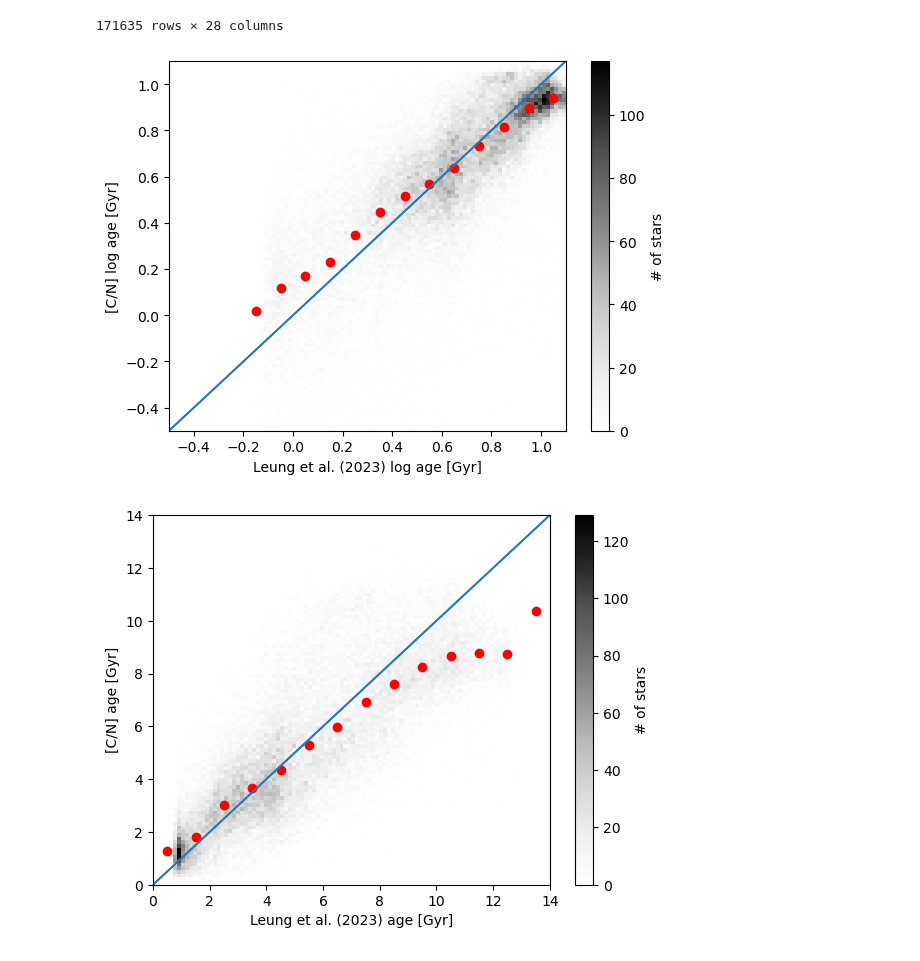
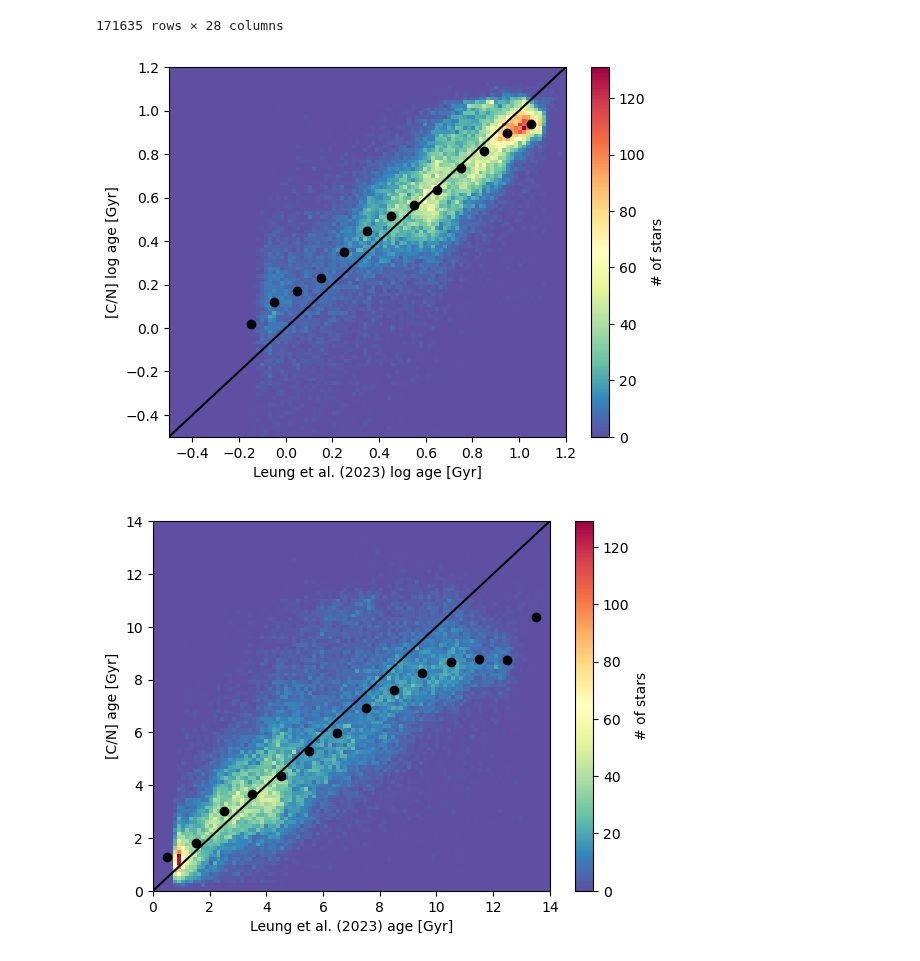
Before and after one commit to lodubay/twoinfall, a Jupyter notebook: src/scripts/ages.ipynb, the cells around one changed output. Drawn from its saved outputs; the diff is of its cells as text; code cells hidden in the pictures.

Commit message:
update plots

```diff
--- a/src/scripts/ages.ipynb
+++ b/src/scripts/ages.ipynb
@@ -26,38 +26,38 @@ sample()
 # %%
 data = sample.data[pd.notna(sample.data['L23_AGE']) & pd.notna(sample.data['CN_AGE'])]
 
 fig, ax = plt.subplots()
 h, xedges, yedges, im = ax.hist2d(
-    data['L23_LOG_AGE'], data['CN_LOG_AGE'], range=[[-0.5, 1.1], [-0.5, 1.1]],
-    bins=100, cmap='Greys', #norm='log'
+    data['L23_LOG_AGE'], data['CN_LOG_AGE'], range=[[-0.5, 1.2], [-0.5, 1.2]],
+    bins=100, cmap='Spectral_r', #norm='log'
 )
 log_age_bins = np.arange(-0.5, 1.2, 0.1)
 log_cn_age_medians = sample.binned_intervals(
     'CN_LOG_AGE', 'L23_LOG_AGE', log_age_bins, quantiles=[0.5]
 )[0.5]
-ax.plot(log_age_bins[:-1] + 0.05, log_cn_age_medians, 'ro')
+ax.plot(log_age_bins[:-1] + 0.05, log_cn_age_medians, 'ko')
 fig.colorbar(im, ax=ax, label='# of stars')
-ax.plot([-1, 2], [-1, 2])
+ax.plot([-1, 2], [-1, 2], 'k-')
 ax.set_xlabel('Leung et al. (2023) log age [Gyr]')
 ax.set_ylabel('[C/N] log age [Gyr]')
 plt.show()
 # %% [output]
-[figure, old version]
+[figure, new version]
 # %%
 fig, ax = plt.subplots()
 h, xedges, yedges, im = ax.hist2d(
     data['L23_AGE'], data['CN_AGE'], range=[[0, 14], [0, 14]], bins=100,
-    cmap='Greys', #norm='log'
+    cmap='Spectral_r', #norm='log'
 )
 fig.colorbar(im, ax=ax, label='# of stars')
 age_bins = np.arange(0, 15, 1)
 cn_age_medians = sample.binned_intervals(
     'CN_AGE', 'L23_AGE', age_bins, quantiles=[0.5]
 )[0.5]
-ax.plot(age_bins[:-1] + 0.5, cn_age_medians, 'ro')
-ax.plot([0, 14], [0, 14])
+ax.plot(age_bins[:-1] + 0.5, cn_age_medians, 'ko')
+ax.plot([0, 14], [0, 14], 'k-')
 ax.set_xlabel('Leung et al. (2023) age [Gyr]')
 ax.set_ylabel('[C/N] age [Gyr]')
 plt.show()
 # %% [output]
-[figure, old version]
+[figure, new version]
```
Also changed, not shown: parts of 1 cell of this notebook.
